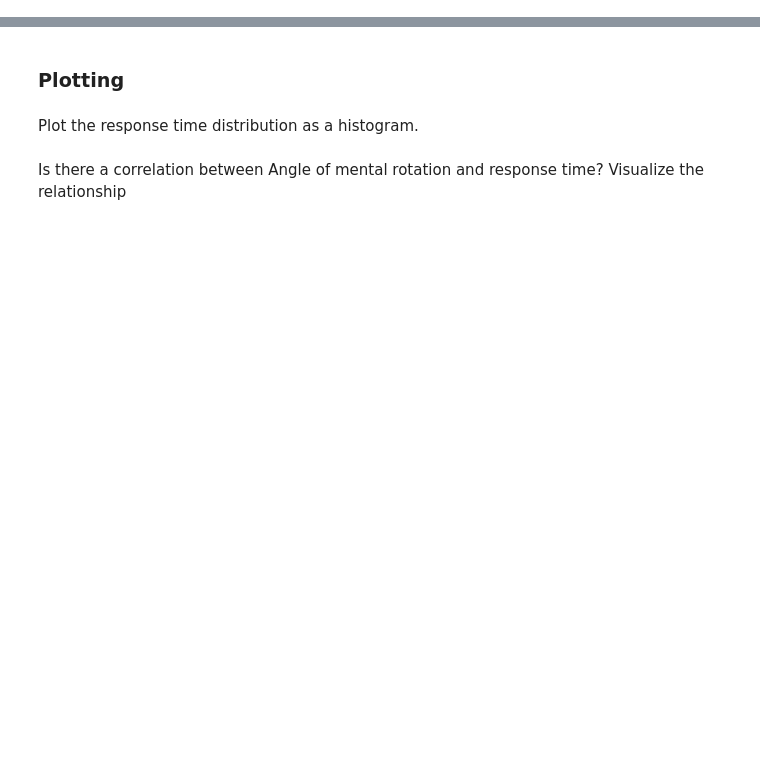
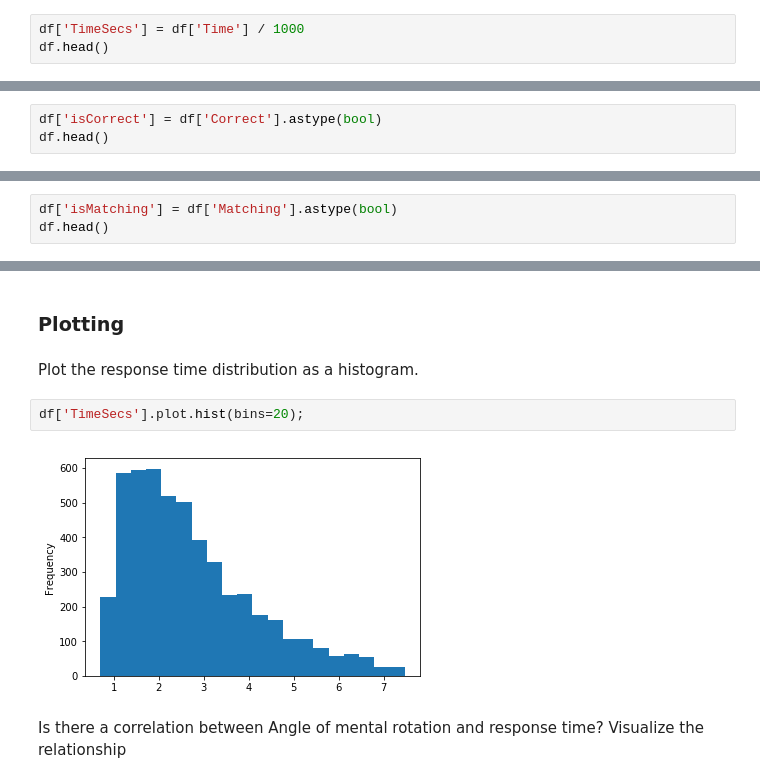
Before and after one commit to nickdelgrosso/cph_pythonworkshop2018, a Jupyter notebook: Day2/DataFrames.ipynb, the cells around one changed output, grey strips where cells are left out. Drawn from its saved outputs; the diff is of its cells as text; blank space fills up the shorter version.

```diff
--- a/Day2/DataFrames.ipynb
+++ b/Day2/DataFrames.ipynb
@@ -38,3 +156,6 @@ What is the maximum number of trials that one subject performed?
 ### Making New Columns
 # %% [markdown]
 Convert the Time column to seconds by dividing it by 1000.
+# %%
+df['TimeSecs'] = df['Time'] / 1000
+df.head()
@@ -41,2 +169,5 @@ Convert the Time column to seconds by dividing it by 1000.
 # %% [markdown]
 Change the "Correct" column to *bool* (True/False) using the **astype()** method
+# %%
+df['isCorrect'] = df['Correct'].astype(bool)
+df.head()
@@ -57,0 +250,3 @@ trials?
+# %%
+df['isMatching'] = df['Matching'].astype(bool)
+df.head()
@@ -61,5 +283,9 @@ Is there a response time difference between matching and nonmatching trials, for
 ### Plotting
 # %% [markdown]
 Plot the response time distribution as a histogram.
+# %%
+df['TimeSecs'].plot.hist(bins=20);
+# %% [output]
+[figure, added]
 # %% [markdown]
 Is there a correlation between Angle of mental rotation and response time?  Visualize the relationship
```
Also changed, not shown: parts of 44 cells of this notebook, 1 other file.
